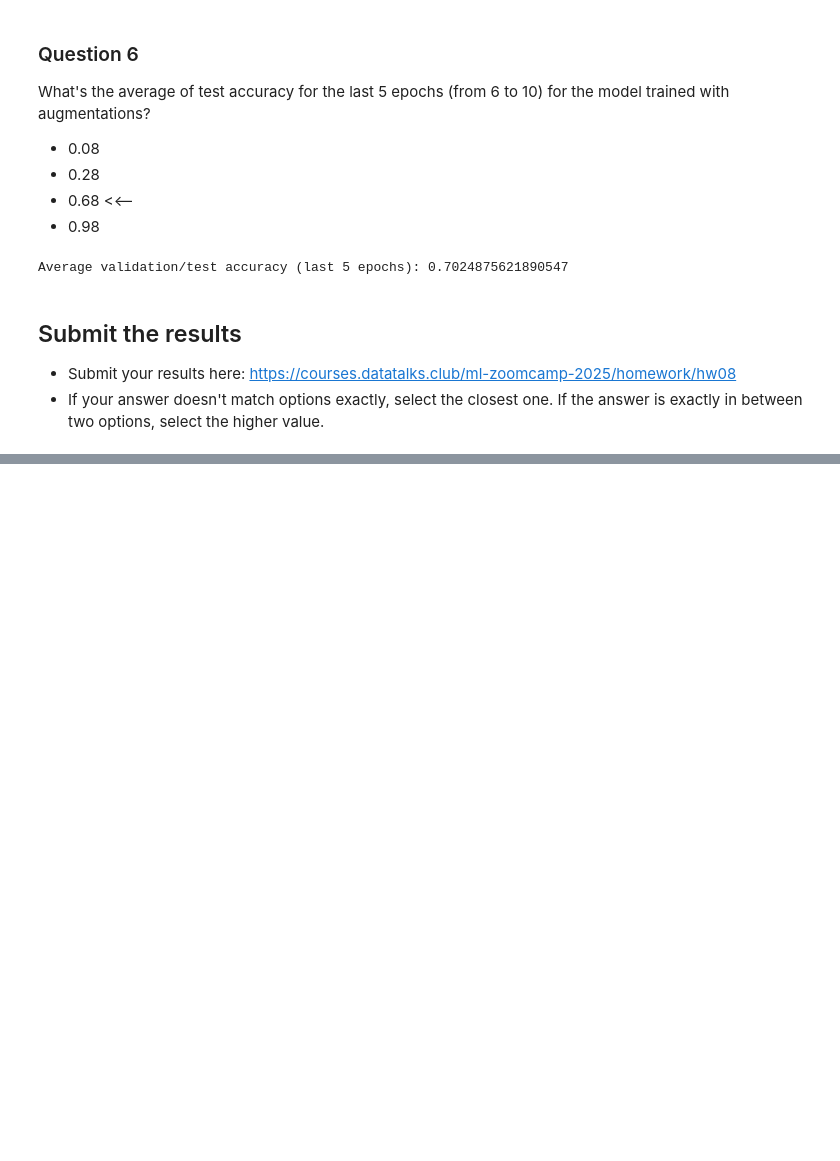
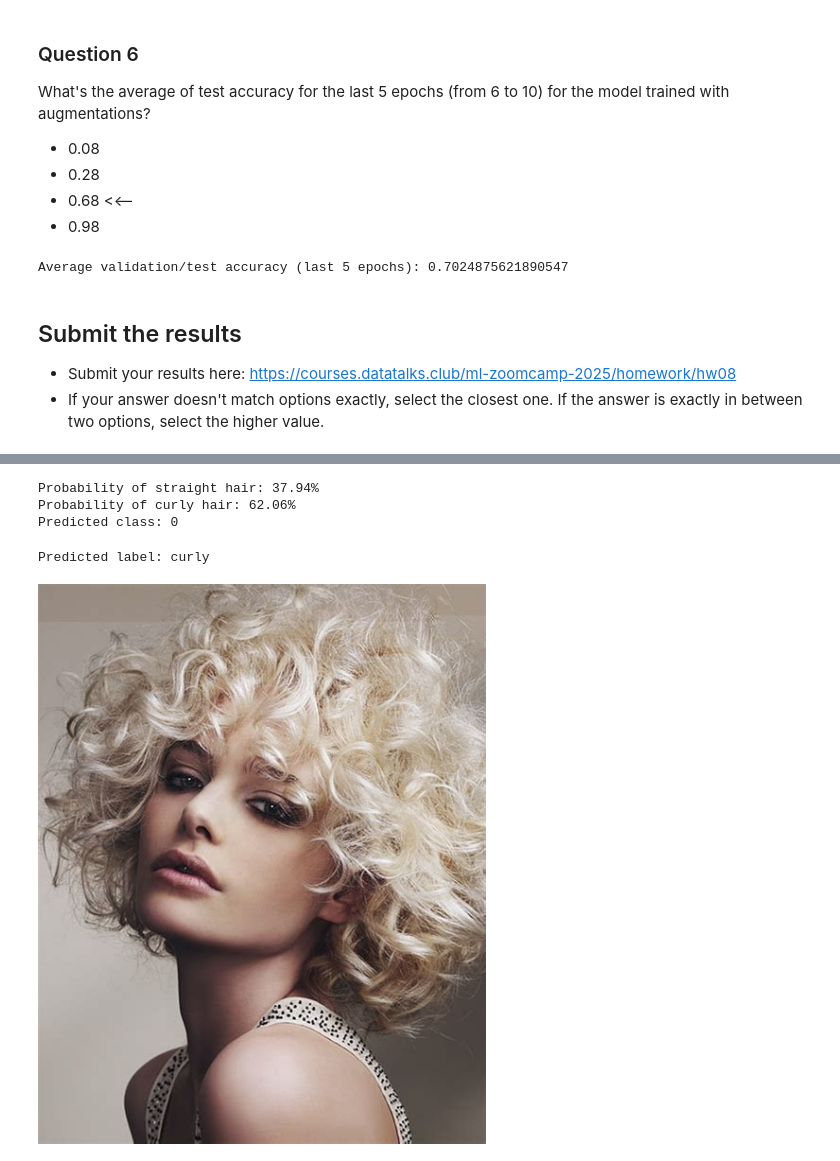
Before and after one commit to ecomunick/machine-learning-zoomcamp, a Jupyter notebook: 12-personal/homework8.ipynb, the cells around one changed output, grey strips where cells are left out. Cells and saved outputs as stored; diff of their text form; code cells hidden in the pictures; blank space fills up the shorter version.

Commit message:
Add hair classification model and training code

```diff
--- a/12-personal/homework8.ipynb
+++ b/12-personal/homework8.ipynb
@@ -542,0 +586,28 @@ Average validation/test accuracy (last 5 epochs): 0.7024875621890547
+# %%
+# predict
+with torch.no_grad():
+    output = model(img_t)
+    prob = torch.sigmoid(output).item()  # probability of straight hair
+    pred = (prob > 0.5)                  # 0 or 1
+
+print(f"Probability of straight hair: {prob:.2%}")
+print(f"Probability of curly hair: {100 - prob*100:.2f}%")
+print(f"Predicted class: {int(pred)}")  # 0 = curly, 1 = straight
+# %% [output]
+Probability of straight hair: 37.94%
+Probability of curly hair: 62.06%
+Predicted class: 0
+# %%
+# Get class names
+class_names = train_dataset.classes  # ['curly', 'straight']
+print(f"Predicted label: {class_names[int(pred.item())]}")
+# %% [output]
+Predicted label: curly
+# %%
+from IPython.display import display
+# reading an image with PIL
+img = Image.open("./data/data_hair/test/curly/image270.jpg")
+# img.show()
+display(img)
+# %% [output]
+[figure, added]
```
Also changed, not shown: parts of 4 cells of this notebook, 1 other file.
